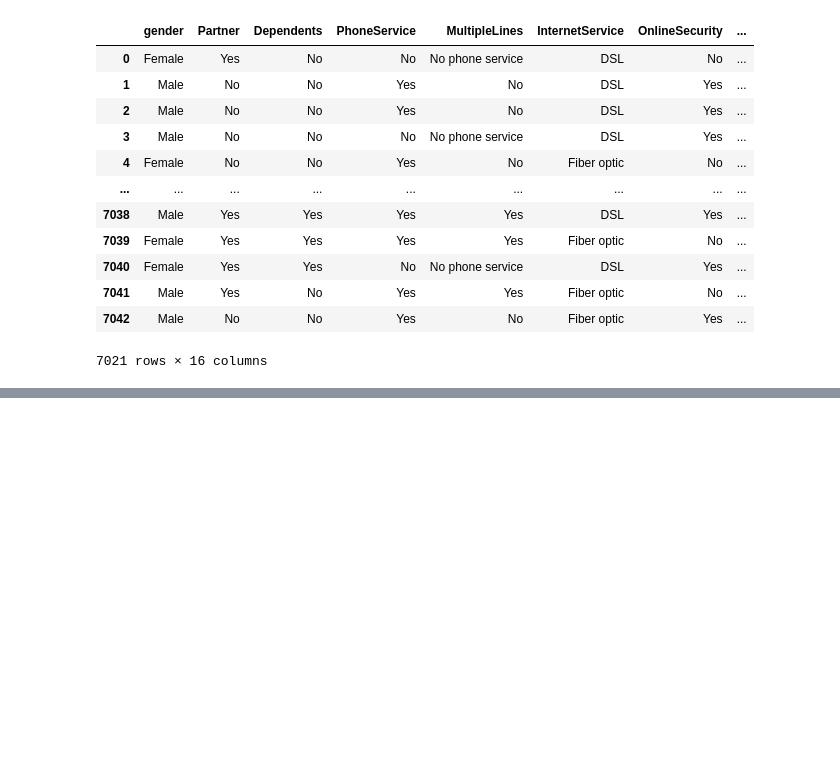
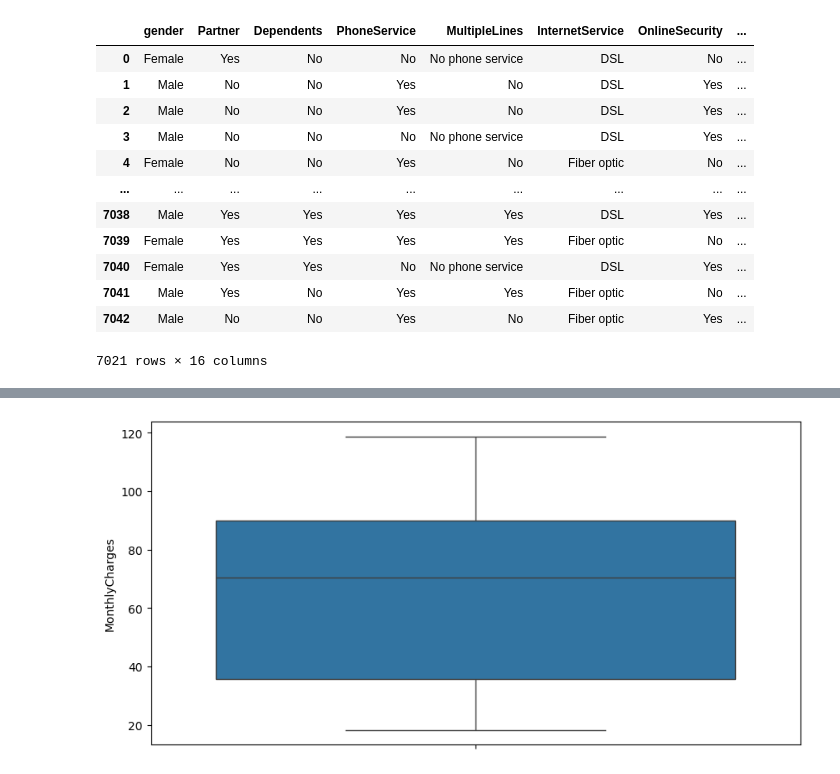
Before and after one commit to Kif30/Customer-Churn-Prediction, a Jupyter notebook: Customer_Churn_Prediction.ipynb, the cells around one changed output, grey strips where cells are left out. Cells and saved outputs as stored; diff of their text form; code cells hidden in the pictures; blank space fills up the shorter version.

```diff
--- a/Customer_Churn_Prediction.ipynb
+++ b/Customer_Churn_Prediction.ipynb
@@ -234,0 +254,6 @@ cat_cols
+# %%
+plt.figure(figsize=(10,5))
+sns.boxplot(df["MonthlyCharges"])
+plt.show()
+# %% [output]
+[figure, added]
```
Also changed, not shown: parts of 11 cells of this notebook.
